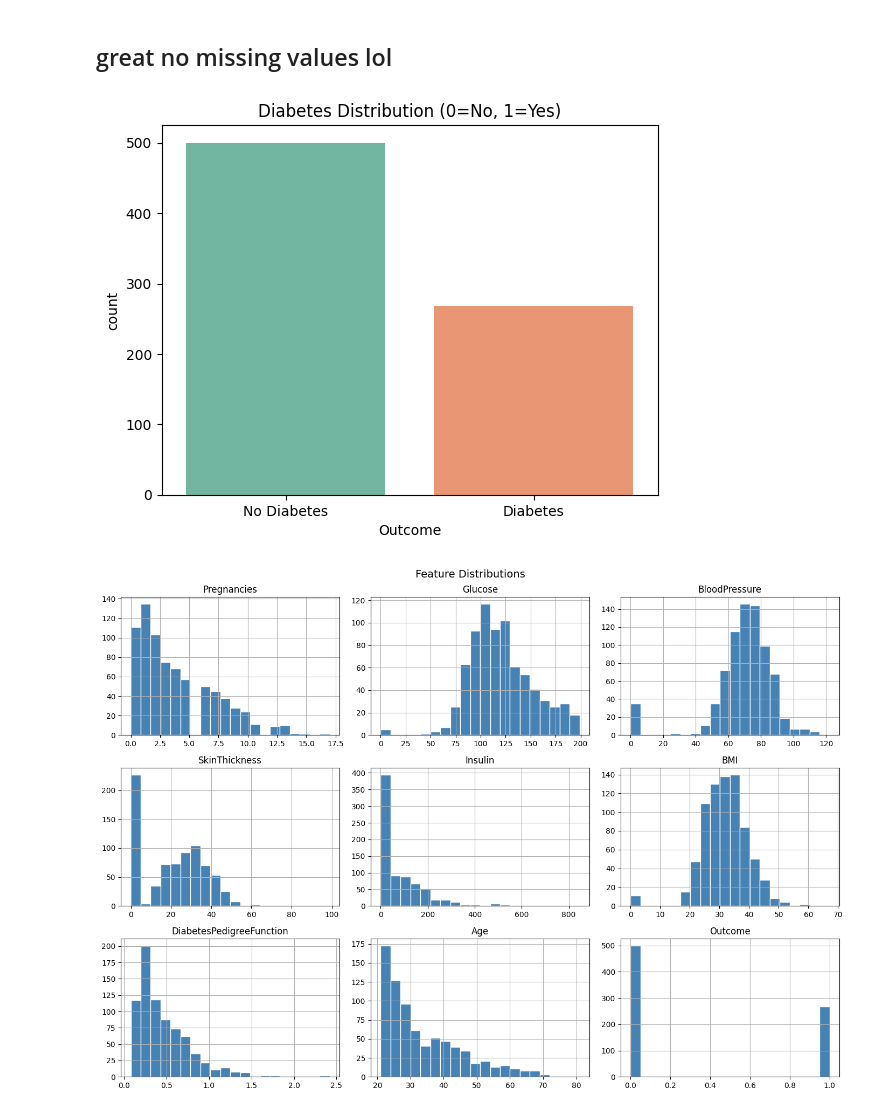
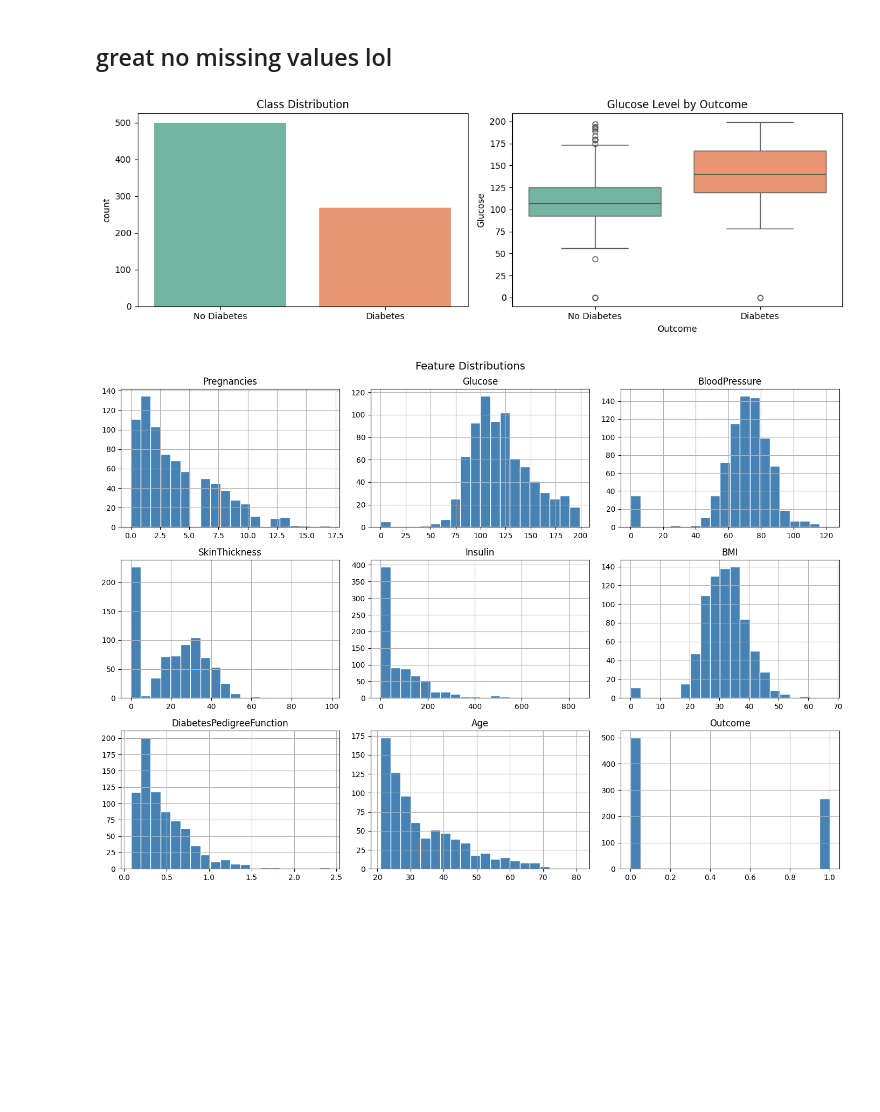
Before and after one commit to a6h101/Disease-Risk-Predictor, a Jupyter notebook: notebooks/diabetes.ipynb, the cells around one changed output. Cells and saved outputs as stored; diff of their text form; code cells hidden in the pictures; blank space fills up the shorter version.

```diff
--- a/notebooks/diabetes.ipynb
+++ b/notebooks/diabetes.ipynb
@@ -60,13 +94,23 @@ Name: count, dtype: int64
 # %% [markdown]
 ## great no missing values lol
 # %%
-# class distribution
-sns.countplot(x='Outcome', data=df, palette='Set2')
-plt.title('Diabetes Distribution (0=No, 1=Yes)')
-plt.xticks([0, 1], ['No Diabetes', 'Diabetes'])
+fig, axes = plt.subplots(1, 2, figsize=(12, 4))
+
+# class balance
+sns.countplot(x='Outcome', data=df, palette='Set2', ax=axes[0])
+axes[0].set_title('Class Distribution')
+axes[0].set_xticklabels(['No Diabetes', 'Diabetes'])
+axes[0].set_xlabel('')
+
+# glucose by outcome
+sns.boxplot(x='Outcome', y='Glucose', data=df, palette='Set2', ax=axes[1])
+axes[1].set_title('Glucose Level by Outcome')
+axes[1].set_xticklabels(['No Diabetes', 'Diabetes'])
+
+plt.tight_layout()
 plt.show()
 # %% [output]
-[figure, old version]
+[figure, new version]
 # %%
 df.hist(bins=20, figsize=(14, 10), color='steelblue', edgecolor='white')
 plt.suptitle('Feature Distributions', fontsize=14)
```
Also changed, not shown: parts of 19 cells of this notebook, 2 other files.
